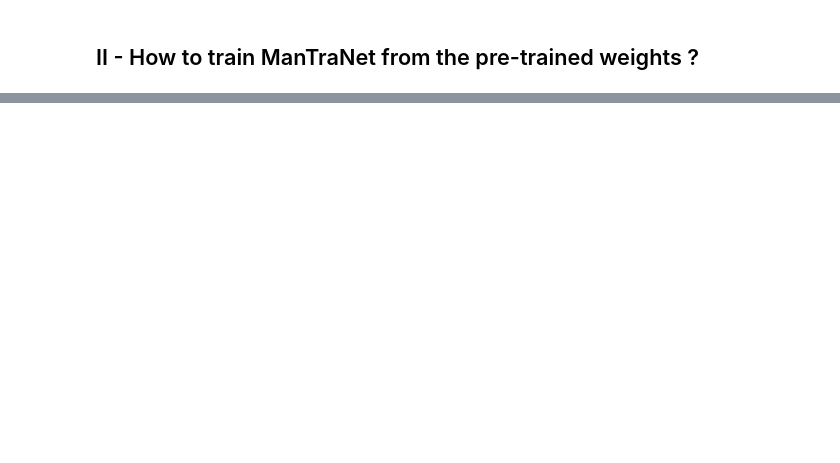
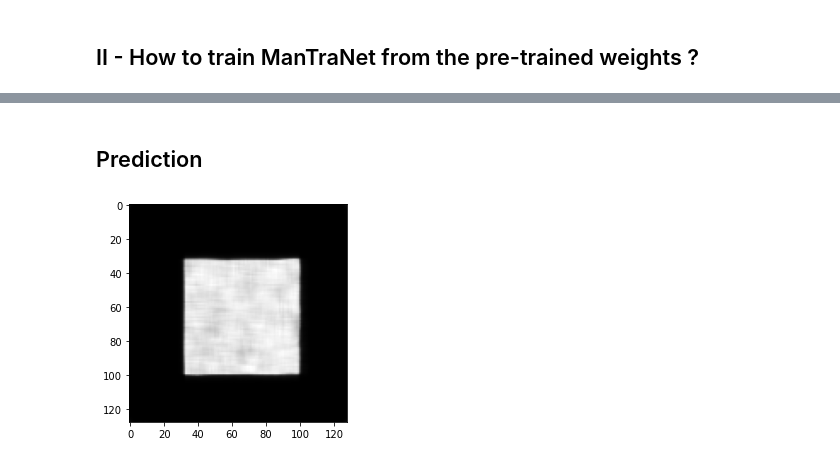
Before and after one commit to RonyAbecidan/ManTraNet-pytorch, a Jupyter notebook: Demo.ipynb, the cells around one changed output, grey strips where cells are left out. Drawn from its saved outputs; the diff is of its cells as text; code cells hidden in the pictures; blank space fills up the shorter version.

```diff
--- a/Demo.ipynb
+++ b/Demo.ipynb
@@ -52,0 +85,8 @@ trainer.save_checkpoint("my_current_model.ckpt")
+# %% [markdown]
+## Prediction
+# %%
+#Plot the prediction for a random image
+Image=torch.randn((1,3,128,128),device=device)
+plt.imshow(my_forgery_detector(Image).cpu().detach()[0,0],cmap='gray');
+# %% [output]
+[figure, added]
```
Also changed, not shown: parts of 6 cells of this notebook, 2 other files.
